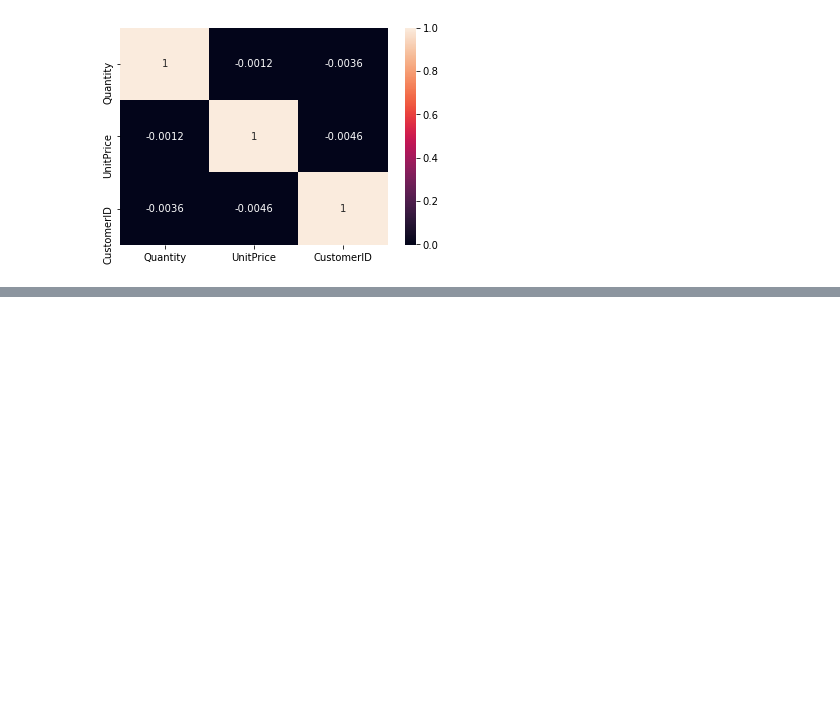
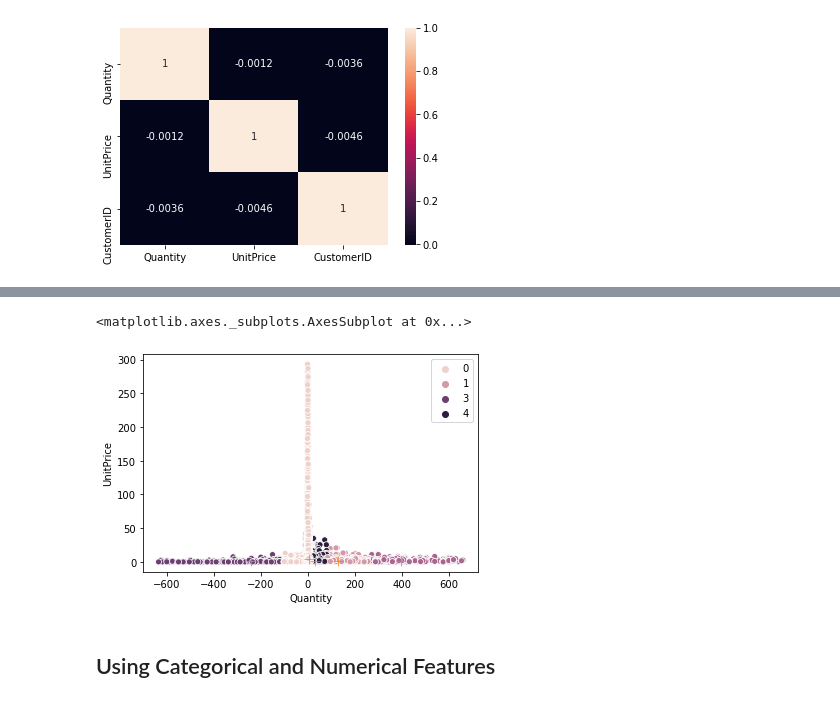
Before and after one commit to ericgbekor/ml-tasks, a Jupyter notebook: Submissions_Priscilla/Customer Segmentation/Customer Segmentation-Priscilla.ipynb, the cells around one changed output, grey strips where cells are left out. Saved outputs shown, nothing was run; the diff lists cells and outputs as text; code cells hidden in the pictures; blank space fills up the shorter version.

```diff
--- a/Submissions_Priscilla/Customer Segmentation/Customer Segmentation-Priscilla.ipynb
+++ b/Submissions_Priscilla/Customer Segmentation/Customer Segmentation-Priscilla.ipynb
@@ -65,0 +135,9 @@ sns.heatmap(corr_matrix, annot = True)
+# %%
+sns.scatterplot(x=new_train_data['Quantity'], y=new_train_data['UnitPrice'], hue=Labels)
+sns.scatterplot(x=Centroids[:,0], y=Centroids[:,1], marker='+', s=100)
+#hue = np.unique(Labels)
+# %% [output]
+<matplotlib.axes._subplots.AxesSubplot at 0x...>
+[figure, added]
+# %% [markdown]
+## Using Categorical and Numerical Features
```
Also changed, not shown: parts of 24 cells of this notebook.
